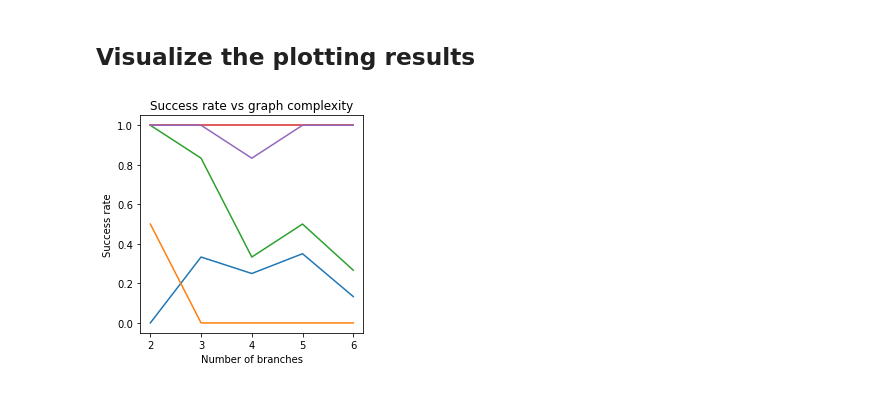
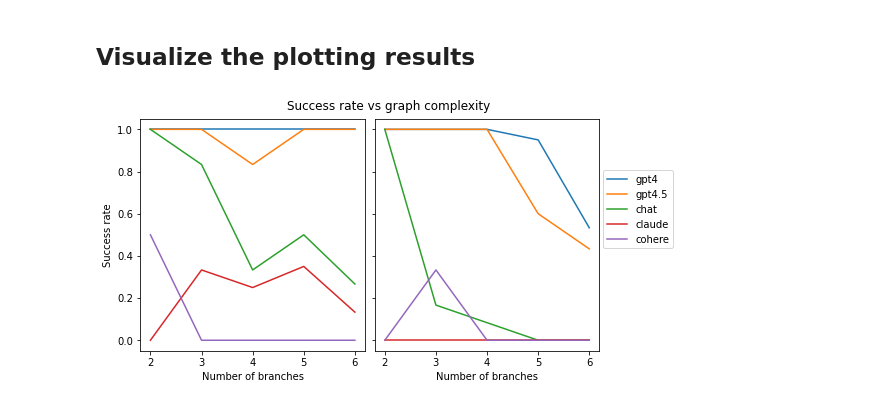
Before and after one commit to ZiningZhu/adversarial_helpfulness, a Jupyter notebook: notebooks/generate_graph_example.ipynb, the cells around one changed output. Cells and saved outputs as stored; diff of their text form; code cells hidden in the pictures.

```diff
--- a/notebooks/generate_graph_example.ipynb
+++ b/notebooks/generate_graph_example.ipynb
@@ -263,24 +263,40 @@ df2 = pd.read_csv("graph_results_5to6.csv")
 report_total = pd.concat([df1, df2], axis=0).reset_index().drop(columns=["index"])
 report_total.to_csv("graph_results_v2.csv", index=False)
 # %%
-report_total = pd.read_csv("graph_results_v1.csv")
+report_v1 = pd.read_csv("graph_results_v1.csv")
+report_v2 = pd.read_csv("graph_results_v2.csv")
 # %% [markdown]
 ## Visualize the plotting results
 # %%
 # Draw some plots
 import matplotlib.pyplot as plt
-def make_plot(report):
-    fig = plt.figure(figsize=(4,4))
-    for model in report["model"].unique():
-        df = report[report.model==model]
-        plt.plot(df["n_paths"], [row.success/row.total for i,row in df.iterrows()], label=model)
-    #plt.legend(bbox_to_anchor=(1.35, 1), loc='upper right')
-    plt.xlabel("Number of branches")
-    plt.ylabel("Success rate")
-    plt.xticks([2,3,4,5,6])
-    plt.title("Success rate vs graph complexity")
-    plt.savefig("success_rate_vs_graph_complexity_v1.svg")
 
-make_plot(report_total)
+def make_plot(report1, report2):
+    fig = plt.figure(layout='constrained', figsize=(8,4))
+    axes = fig.subplots(1, 2, sharey=True)
+
+    models = ["gpt4", "gpt4.5", "chat", "claude", "cohere"]
+    ax = axes[0]
+    for model in models:
+        df = report1[report1.model==model]
+        ax.plot(df["n_paths"], [row.success/row.total for i,row in df.iterrows()], label=model)
+    #ax.legend(bbox_to_anchor=(1.35, 1), loc='upper right')
+    ax.set_xlabel("Number of branches")
+    ax.set_ylabel("Success rate")
+    ax.set_xticks([2,3,4,5,6])
+
+    ax = axes[1]
+    for model in models:
+        df = report2[report2.model==model]
+        ax.plot(df["n_paths"], [row.success/row.total for i,row in df.iterrows()], label=model)
+    ax.set_xlabel("Number of branches")
+    #ax.set_ylabel("Success rate")
+    ax.set_xticks([2,3,4,5,6])
+    ax.legend(bbox_to_anchor=(1.35, 0.8), loc='upper right')
+
+    plt.suptitle("Success rate vs graph complexity")
+    plt.savefig("success_rate_vs_graph_complexity_merged.svg")
+
+make_plot(report_v1, report_v2)
 # %% [output]
-[figure, old version]
+[figure, new version]
```
